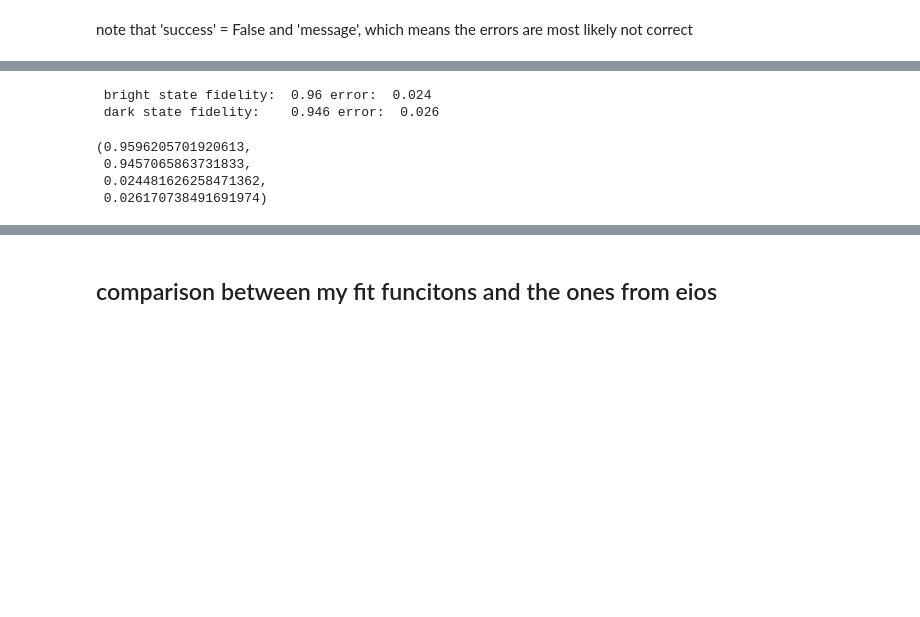
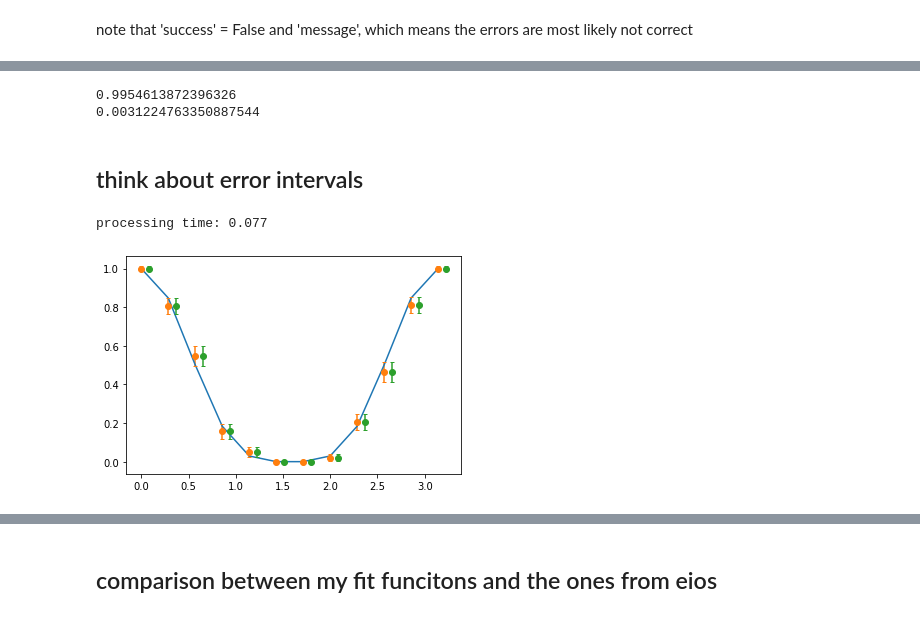
Before and after one commit to R-Thomm/Robin-Master, a Jupyter notebook: squeezed.ipynb, the cells around one changed output, grey strips where cells are left out. Drawn from its saved outputs; the diff is of its cells as text; code cells hidden in the pictures; blank space fills up the shorter version.

```diff
--- a/squeezed.ipynb
+++ b/squeezed.ipynb
@@ -1660,9 +1660,36 @@ plt.show()
-# %%
-check_fidelity_sim(hists[10], hists[40])
-# %% [output]
- bright state fidelity:  0.96 error:  0.024
- dark state fidelity:    0.946 error:  0.026
-(0.9596205701920613,
- 0.9457065863731833,
- 0.024481626258471362,
- 0.026170738491691974)
+# %%
+np.argmin(y+y_err)
+# print(y-y_err)
+
+print(y[94]+y_err[94])
+print(y[47]-y_err[47])
+# %% [output]
+0.9954613872396326
+0.0031224763350887544
+# %% [markdown]
+## think about error intervals
+# %%
+times = np.linspace(0, np.pi, 12)
+list_P_down = np.cos(times)**4
+
+# generate histograms
+hists = []
+for P_down in list_P_down:
+    hists.append([rand_2Poisson(0.5, 8, P_down) for i in range(100)])
+
+t1 = time.time()
+y, y_err = eios_analyse.fit_hist(hists, my_fit, parallel = False, as_err = False)
+ys, ys_err = eios_analyse.fit_hist(hists, my_fit, parallel = False, as_err = True)
+print("processing time:", np.round( time.time()-t1, 3))
+# %% [output]
+processing time: 0.077
+# %%
+# y_err = [y_err[:int(len(y_err)/2)], y_err[int(len(y_err)/2):]]
+
+plt.plot(times, list_P_down)
+# plt.plot(times, y, 'o')
+plt.errorbar(times, y, yerr=y_err, fmt = 'o', capsize = 2)
+plt.errorbar(times+0.08, y, yerr=y_err, fmt = 'o', capsize = 2)
+plt.show()
+# %% [output]
+[figure, added]
```
Also changed, not shown: parts of 16 cells of this notebook, 6 other files.
